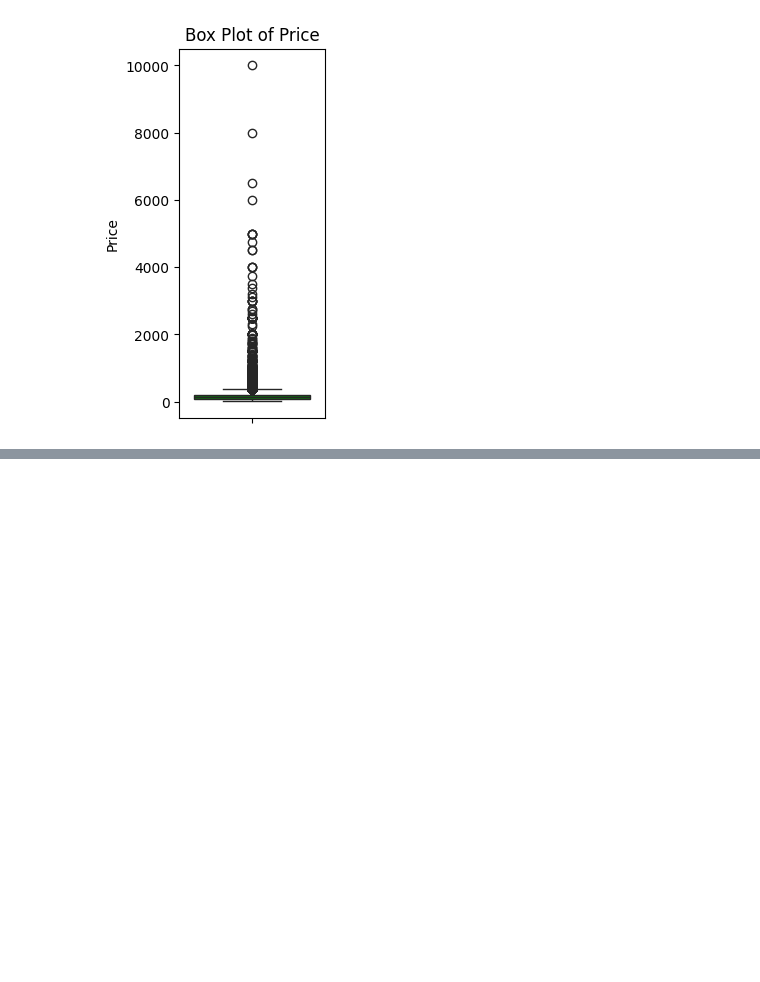
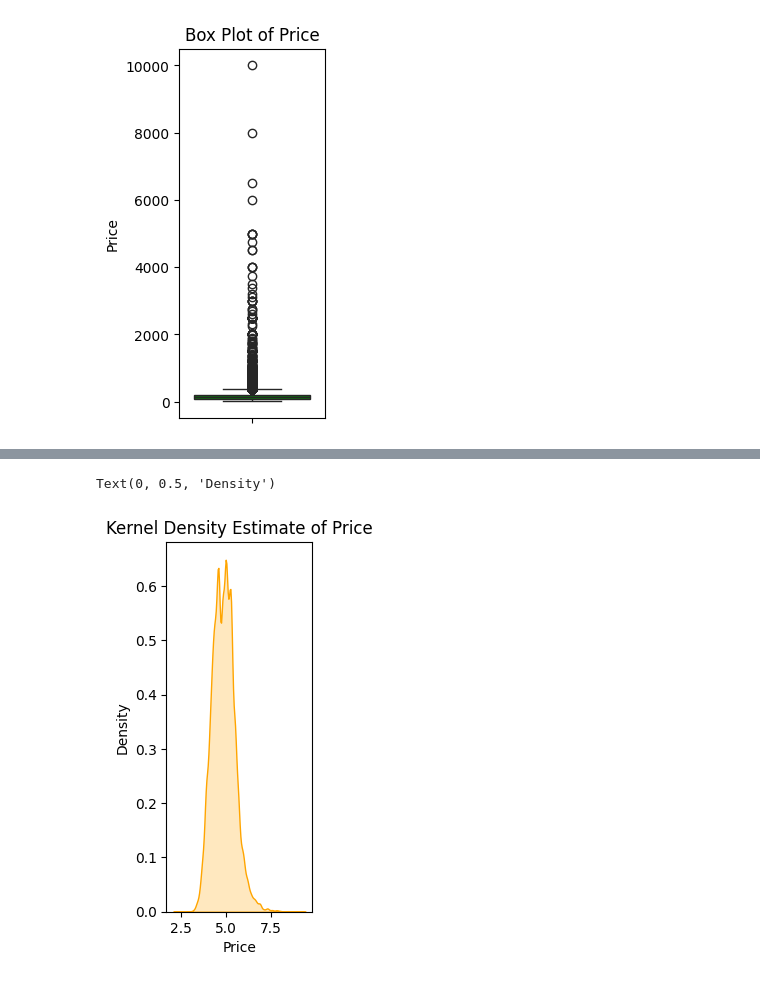
Before and after one commit to EllaThomasson/EDA, a Jupyter notebook: EDALab_EllaThomasson.ipynb, the cells around one changed output, grey strips where cells are left out. Drawn from its saved outputs; the diff is of its cells as text; code cells hidden in the pictures; blank space fills up the shorter version.

```diff
--- a/EDALab_EllaThomasson.ipynb
+++ b/EDALab_EllaThomasson.ipynb
@@ -96,0 +126,10 @@ Text(0.5, 1.0, 'Box Plot of Price')
+# %%
+# Kernel Density Estimate (KDE)
+plt.subplot(1, 3, 2)
+sns.kdeplot(airbnb['price_log'], fill=True, color='orange')
+plt.title('Kernel Density Estimate of Price')
+plt.xlabel('Price')
+plt.ylabel('Density')
+# %% [output]
+Text(0, 0.5, 'Density')
+[figure, added]
```
Also changed, not shown: parts of 20 cells of this notebook.
